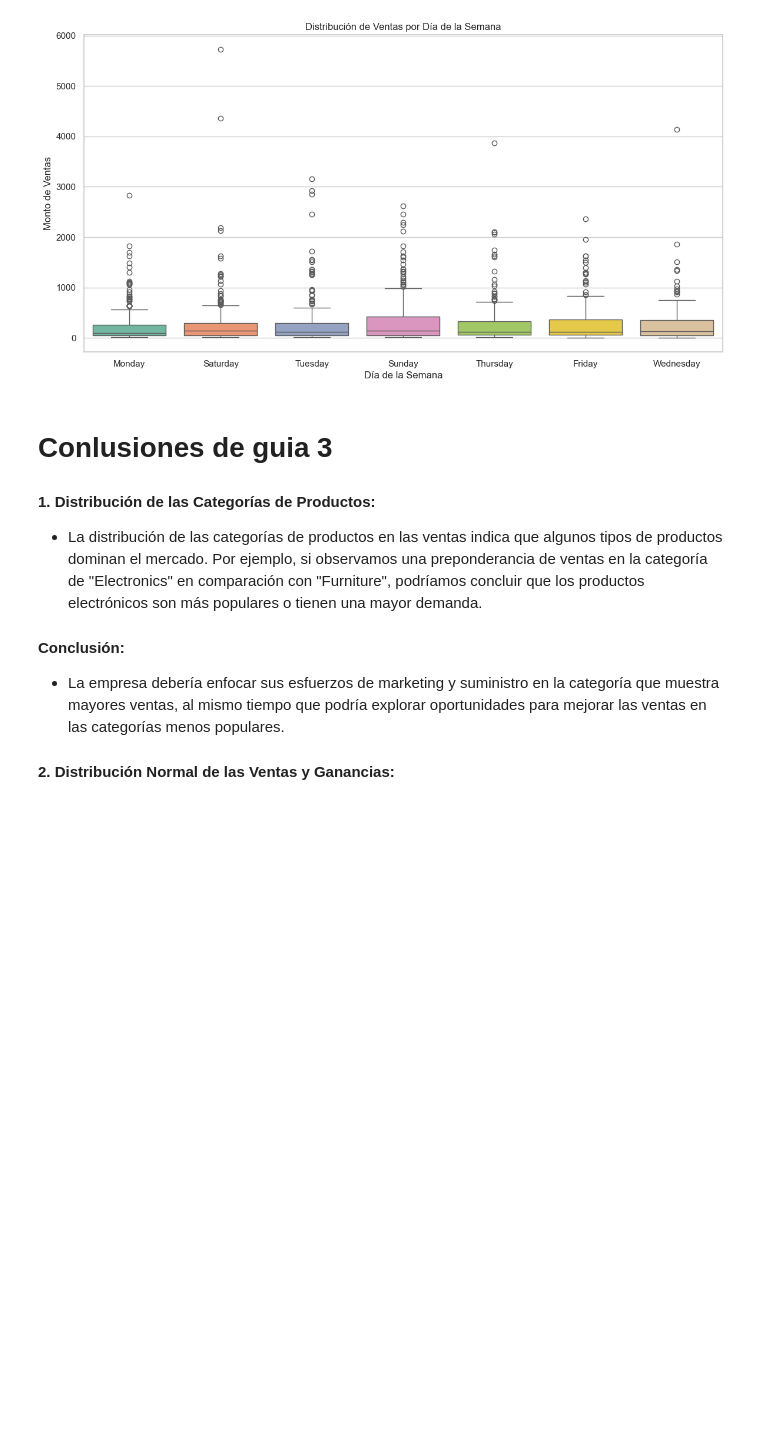
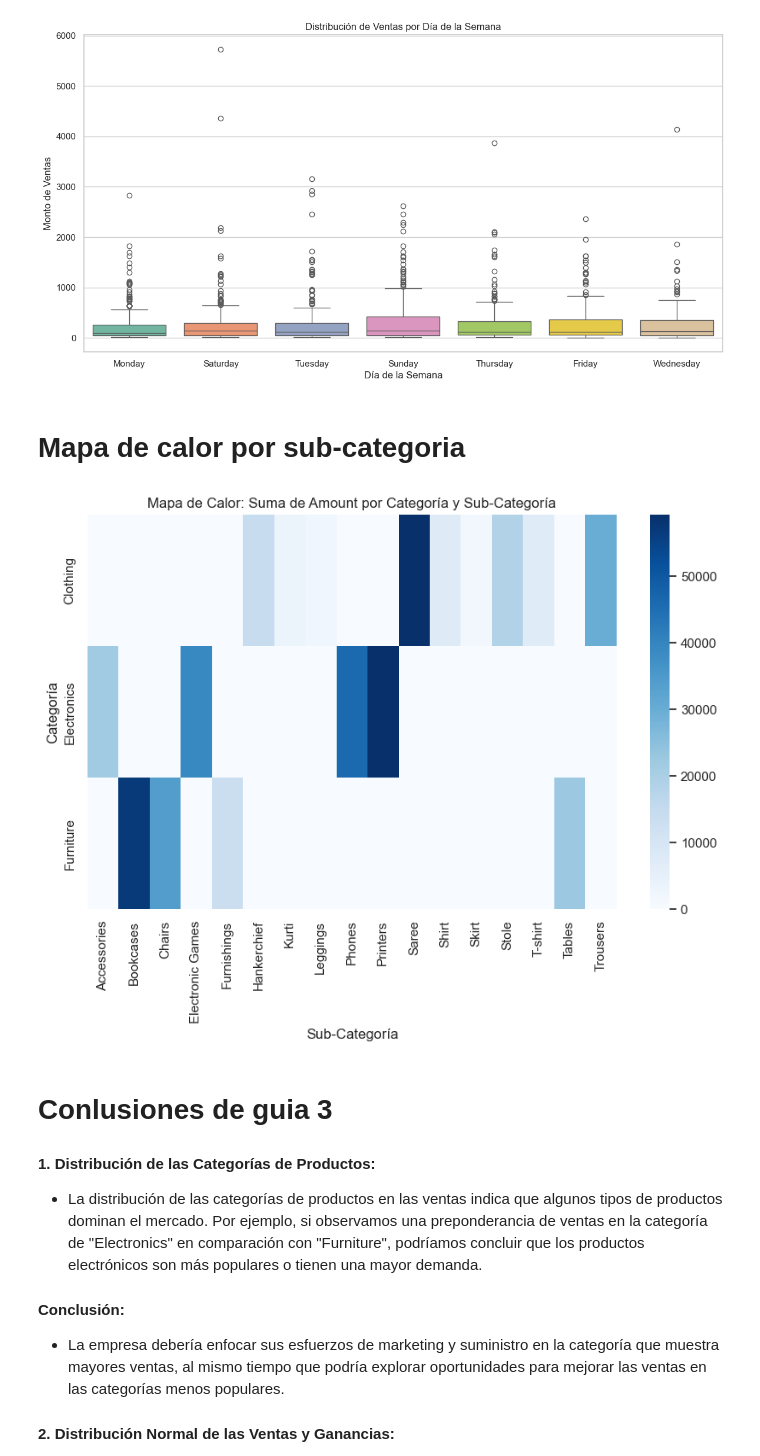
Before and after one commit to Nicolas20Torres/Guia_3, a Jupyter notebook: guia_3.ipynb, the cells around one changed output. Saved outputs shown, nothing was run; the diff lists cells and outputs as text; code cells hidden in the pictures; blank space fills up the shorter version.

```diff
--- a/guia_3.ipynb
+++ b/guia_3.ipynb
@@ -208,6 +227,27 @@ Passing `palette` without assigning `hue` is deprecated and will be removed in v
 
   sns.boxplot(x='DayOfWeek', y='Amount', data=merged_df, palette='Set2')
 [figure]
+# %% [markdown]
+# Mapa de calor por sub-categoria
+# %%
+df_detail_sub_ca = merged_df.groupby(by=['Category', 'Sub-Category']).agg({'Amount': 'sum', 'Profit': 'sum', 'Quantity': 'sum'})
+
+# Crear la tabla pivot para el mapa de calor
+pivot_table = df_detail_sub_ca.pivot_table(values='Amount', index='Category', columns='Sub-Category', fill_value=0)
+
+# Configurar el tamaño del gráfico
+plt.figure(figsize=(10, 6))
+
+# Generar el heatmap con Seaborn
+sns.heatmap(pivot_table, annot=False, fmt=".1f", cmap='Blues')
+
+# Agregar títulos y etiquetas
+plt.title('Mapa de Calor: Suma de Amount por Categoría y Sub-Categoría')
+plt.xlabel('Sub-Categoría')
+plt.ylabel('Categoría')
+plt.grid()
+# %% [output]
+[figure, added]
 # %% [markdown]
 # Conlusiones de guia 3
 
```
Also changed, not shown: parts of 2 cells of this notebook.
